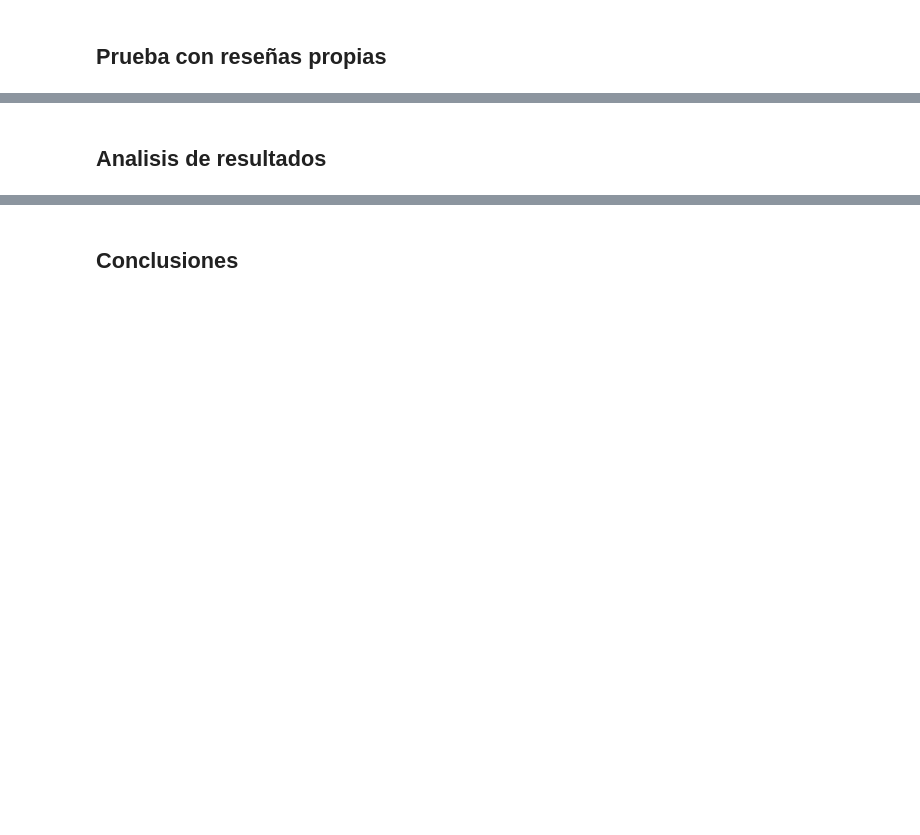
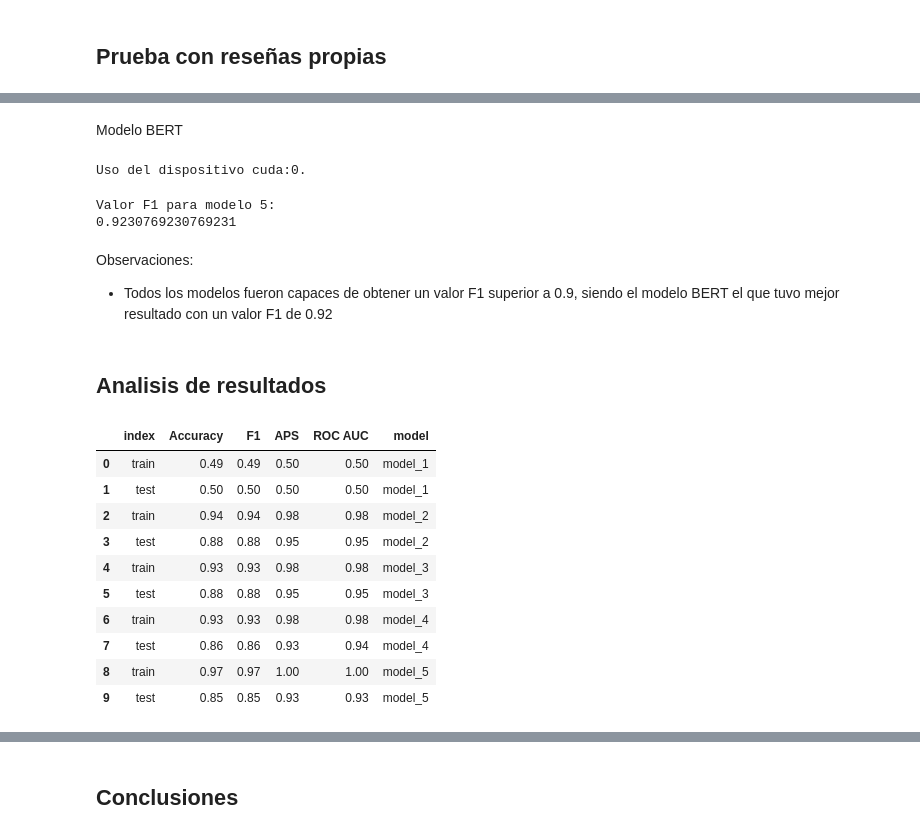
Before and after one commit to joaquincardosorios/tripleten_14_ML_text, a Jupyter notebook: main.ipynb, the cells around one changed output, grey strips where cells are left out. Drawn from its saved outputs; the diff is of its cells as text; code cells hidden in the pictures; blank space fills up the shorter version.

```diff
--- a/main.ipynb
+++ b/main.ipynb
@@ -727,2 +948,35 @@ GPU 0: NVIDIA GeForce RTX 3060 Laptop GPU
+# %% [markdown]
+Modelo BERT
+# %%
+# Obtencion de caracteristicas de pruebas
+features_test_5_mr = BERT_text_to_embeddings(df_my_reviews['review'], force_device='cuda:0')
+# %% [output]
+Uso del dispositivo cuda:0.
+# %%
+# Prediccion eb funcion al modelo entrenado
+predictions_5 = model_5_bp.predict_proba(features_test_5_mr)[:, 1]
+
+print('Valor F1 para modelo 5:')
+print(metrics.f1_score(target_my_reviews, predictions_5>=0.45))
+# %% [output]
+Valor F1 para modelo 5:
+0.9230769230769231
+# %% [markdown]
+Observaciones:
+- Todos los modelos fueron capaces de obtener un valor F1 superior a 0.9, siendo el modelo BERT el que tuvo mejor resultado con un valor F1 de 0.92
 # %% [markdown]
 ## Analisis de resultados
+# %%
+df_models
+# %% [output]
+|  | index | Accuracy | F1 | APS | ROC AUC | model |
+| 0 | train | 0.49 | 0.49 | 0.50 | 0.50 | model_1 |
+| 1 | test | 0.50 | 0.50 | 0.50 | 0.50 | model_1 |
+| 2 | train | 0.94 | 0.94 | 0.98 | 0.98 | model_2 |
+| 3 | test | 0.88 | 0.88 | 0.95 | 0.95 | model_2 |
+| 4 | train | 0.93 | 0.93 | 0.98 | 0.98 | model_3 |
+| 5 | test | 0.88 | 0.88 | 0.95 | 0.95 | model_3 |
+| 6 | train | 0.93 | 0.93 | 0.98 | 0.98 | model_4 |
+| 7 | test | 0.86 | 0.86 | 0.93 | 0.94 | model_4 |
+| 8 | train | 0.97 | 0.97 | 1.00 | 1.00 | model_5 |
+| 9 | test | 0.85 | 0.85 | 0.93 | 0.93 | model_5 |
```
Also changed, not shown: parts of 60 cells of this notebook.
